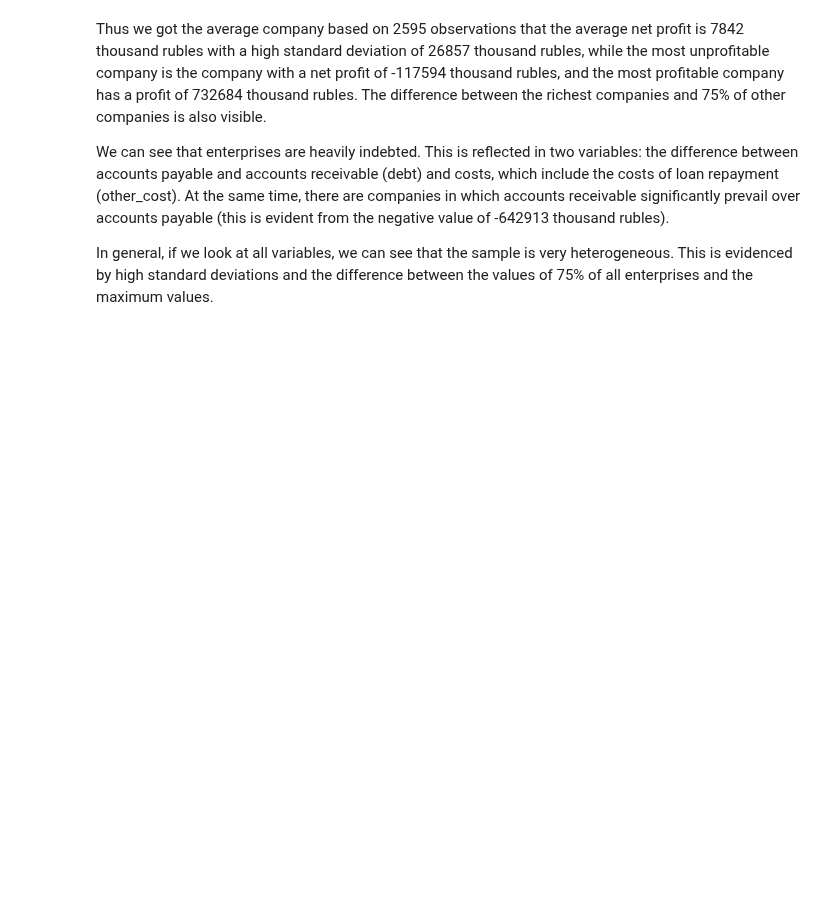
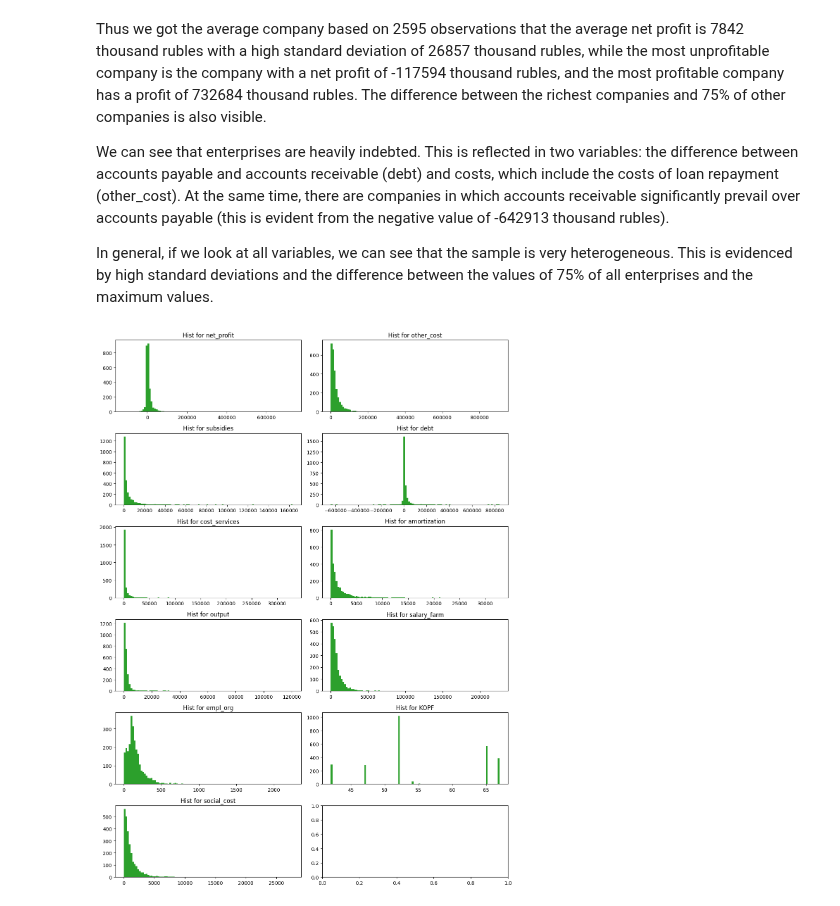
Before and after one commit to SergeyHSE/LinearRegressor.github.io, a Jupyter notebook: RegressionAnalysis.ipynb, the cells around one changed output. Drawn from its saved outputs; the diff is of its cells as text; code cells hidden in the pictures; blank space fills up the shorter version.

```diff
--- a/RegressionAnalysis.ipynb
+++ b/RegressionAnalysis.ipynb
@@ -213,8 +213,21 @@ In general, if we look at all variables, we can see that the sample is very hete
 # %%
 feature_names = list(livestock.columns)
 num_rows = 6
 num_cols = 2
 num_plots = len(feature_names)
 
-fig, axes = plt.subplots(nrows=num_rows, ncols=num_cols, figsize=(10,18), dpi=150)
+fig, axes = plt.subplots(nrows=num_rows, ncols=num_cols, figsize=(12,16), dpi=100)
 axes = axes.flatten()
+
+for i in range(num_plots):
+  if i < num_plots:
+    ax = axes[i]
+    feature_data = livestock[feature_names[i]]
+    ax.hist(x=feature_data, bins=100, color='tab:green')
+    ax.set_title(f'Hist for {feature_names[i]}')
+  else:
+    fig.delaxes(axes[i])
+plt.tight_layout()
+plt.show()
+# %% [output]
+[figure, added]
```
